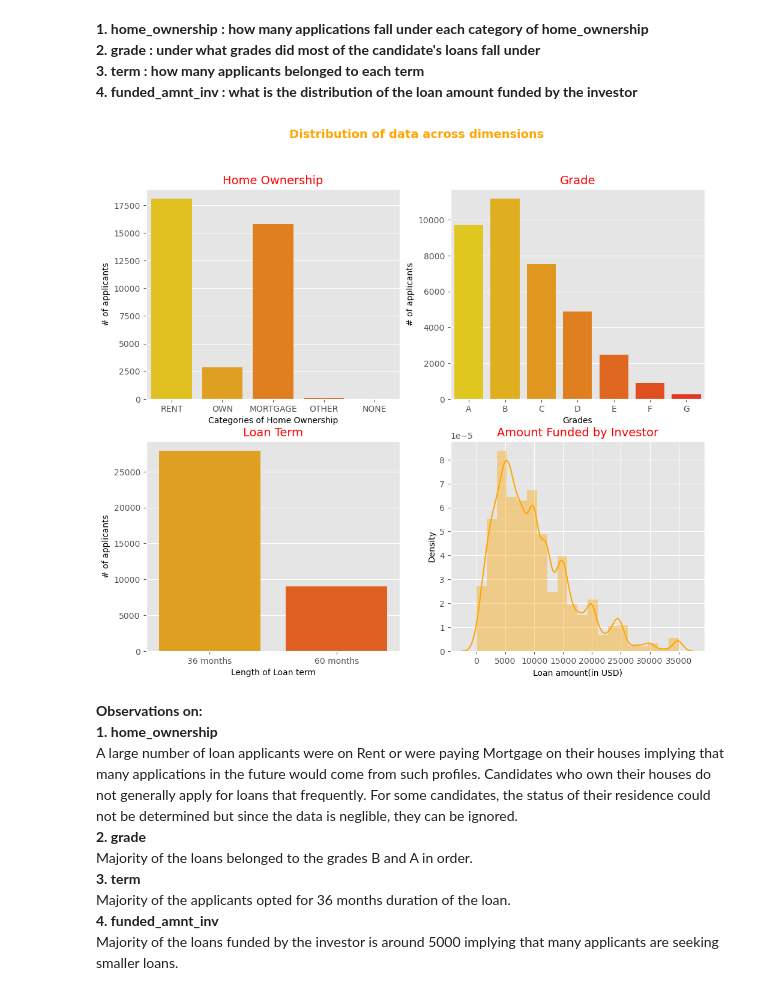
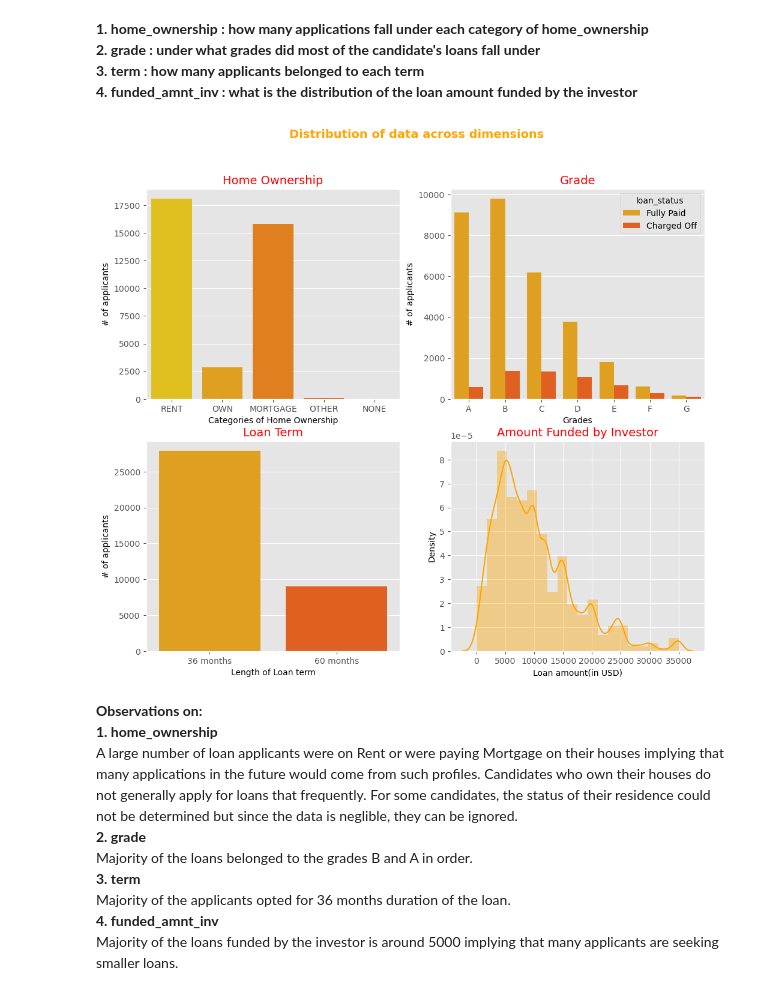
Before and after one commit to shagunp/Lending_CaseStudy, a Jupyter notebook: Andrea_Shagun.ipynb, the cells around one changed output. Cells and saved outputs as stored; diff of their text form; code cells hidden in the pictures.

Commit message:
data analysis II & bin creation I

```diff
--- a/Andrea_Shagun.ipynb
+++ b/Andrea_Shagun.ipynb
@@ -535,0 +537,2 @@ Null present:  0
+# %%
+inp4 = inp4[~(inp4['emp_length'].isnull())]
@@ -571,37 +603,37 @@ Columns to focus on:<br>
 **2. grade : under what grades did most of the candidate's loans fall under**<br>
 **3. term : how many applicants belonged to each term**<br>
 **4. funded_amnt_inv : what is the distribution of the loan amount funded by the investor**
-# %%
-#subplots for the univariate analysis
-plt.figure(figsize=(12,10))
-
-plt.subplot(2,2,1)
-plt.title('Home Ownership',fontdict={'fontsize':14,'fontweight':5,'color':'Red'})
-sns.countplot(data=inp4, x='home_ownership',palette='autumn_r')
-plt.xlabel("Categories of Home Ownership")
-plt.ylabel("# of applicants")
-
-plt.subplot(2,2,2)
-plt.title('Grade',fontdict={'fontsize':14,'fontweight':5,'color':'Red'})
-sns.countplot(data=inp4, x='grade',order=['A','B','C','D','E','F','G'], palette="autumn_r")
-plt.xlabel("Grades")
-plt.ylabel("# of applicants")
-
-plt.subplot(2,2,3)
-plt.title('Loan Term',fontdict={'fontsize':14,'fontweight':5,'color':'Red'})
-sns.countplot(data=inp4, x='term',order=['36 months','60 months'], palette="autumn_r")
-plt.xlabel("Length of Loan term")
-plt.ylabel("# of applicants")
-
-plt.subplot(2,2,4)
-plt.title('Amount Funded by Investor',fontdict={'fontsize':14,'fontweight':5,'color':'Red'})
-sns.distplot(inp4['funded_amnt_inv'],bins=20,color='orange')
-plt.xlabel("Loan amount(in USD)")
-
-plt.suptitle('Distribution of data across dimensions',fontsize=14,color='Orange',weight='bold')
-plt.show()
-# %% [output]
-[figure, removed]
+# %%
+#subplots for the univariate analysis
+plt.figure(figsize=(12,10))
+
+plt.subplot(2,2,1)
+plt.title('Home Ownership',fontdict={'fontsize':14,'fontweight':5,'color':'Red'})
+sns.countplot(data=inp4, x='home_ownership',palette='autumn_r')
+plt.xlabel("Categories of Home Ownership")
+plt.ylabel("# of applicants")
+
+plt.subplot(2,2,2)
+plt.title('Grade',fontdict={'fontsize':14,'fontweight':5,'color':'Red'})
+sns.countplot(data=inp4, x='grade',order=['A','B','C','D','E','F','G'], hue='loan_status', palette="autumn_r")
+plt.xlabel("Grades")
+plt.ylabel("# of applicants")
+
+plt.subplot(2,2,3)
+plt.title('Loan Term',fontdict={'fontsize':14,'fontweight':5,'color':'Red'})
+sns.countplot(data=inp4, x='term',order=['36 months','60 months'], palette="autumn_r")
+plt.xlabel("Length of Loan term")
+plt.ylabel("# of applicants")
+
+plt.subplot(2,2,4)
+plt.title('Amount Funded by Investor',fontdict={'fontsize':14,'fontweight':5,'color':'Red'})
+sns.distplot(inp4['funded_amnt_inv'],bins=20,color='orange')
+plt.xlabel("Loan amount(in USD)")
+
+plt.suptitle('Distribution of data across dimensions',fontsize=14,color='Orange',weight='bold')
+plt.show()
+# %% [output]
+[figure, added]
 # %% [markdown]
 **Observations on:**<br>
 **1. home_ownership**<br>
```
Also changed, not shown: parts of 50 cells of this notebook.
